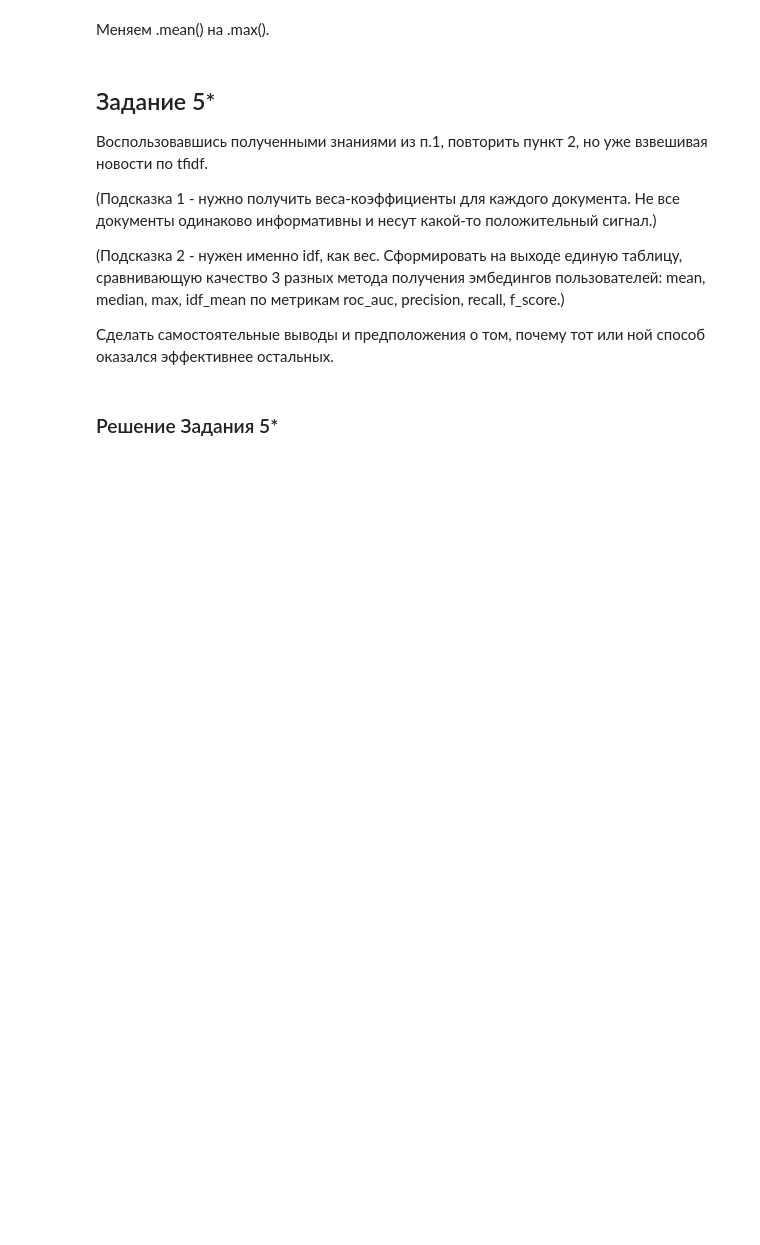
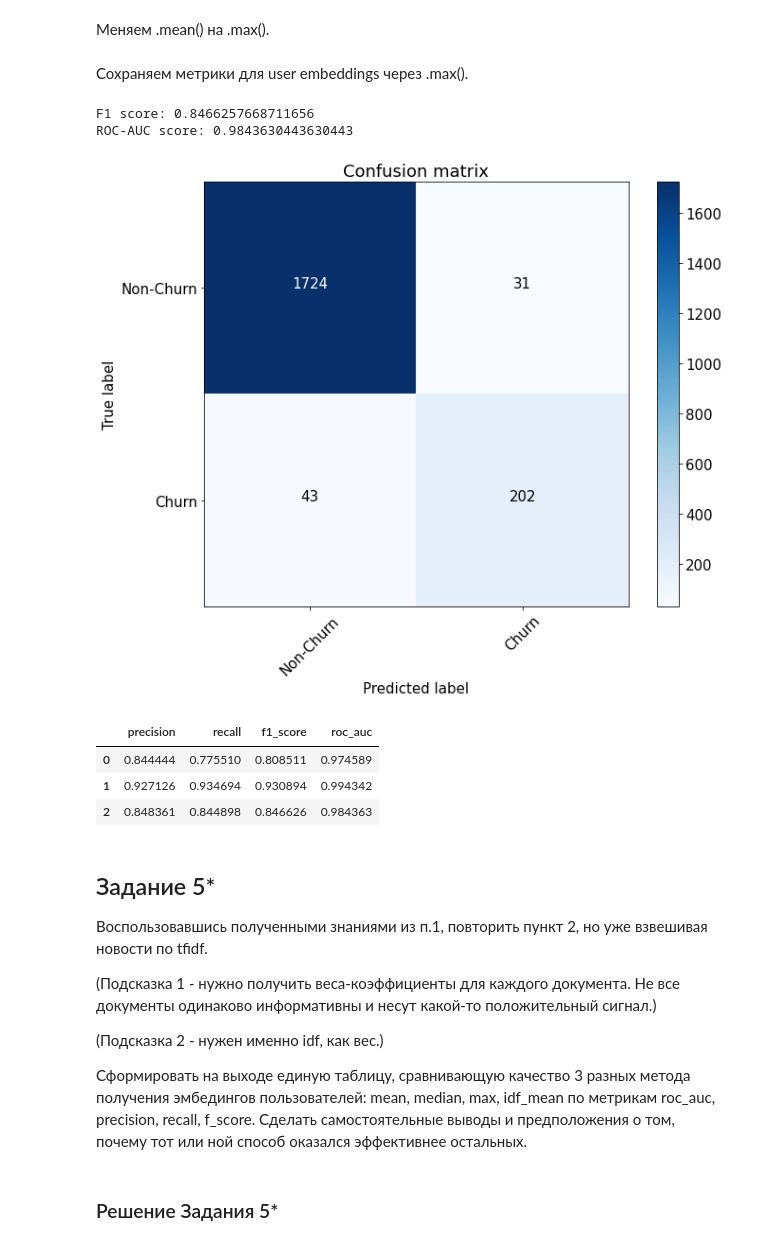
Before and after one commit to shatandv/GB_ML_Business_2021_04_26, a Jupyter notebook: homework/lesson2/les2_homework.ipynb, the cells around one changed output. Cells and saved outputs as stored; diff of their text form; code cells hidden in the pictures; blank space fills up the shorter version.

```diff
--- a/homework/lesson2/les2_homework.ipynb
+++ b/homework/lesson2/les2_homework.ipynb
@@ -66,19 +272,36 @@ def get_user_embedding(user_articles_list):
 # %% [markdown]
 Меняем .mean() на .max().
 # %%
-def get_user_embedding(user_articles_list):
+def get_user_embedding_max(user_articles_list):
     user_articles_list = eval(user_articles_list)
     user_vector = np.array([doc_dict[doc_id] for doc_id in user_articles_list])
+    # .mean() на .max()
     user_vector = np.max(user_vector, 0)
     return user_vector
+# %% [markdown]
+Сохраняем метрики для user embeddings через .max().
+# %%
+metrics_max = train_embeddings_and_model(users, churn, get_user_embedding_max)
+metrics_df = metrics_df.append(metrics_max, ignore_index=True)
+# %% [output]
+F1 score: 0.8466257668711656
+ROC-AUC score: 0.9843630443630443
+[figure, added]
+# %%
+metrics_df
+# %% [output]
+|  | precision | recall | f1_score | roc_auc |
+| 0 | 0.844444 | 0.775510 | 0.808511 | 0.974589 |
+| 1 | 0.927126 | 0.934694 | 0.930894 | 0.994342 |
+| 2 | 0.848361 | 0.844898 | 0.846626 | 0.984363 |
 # %% [markdown]
 ## Задание 5*
 Воспользовавшись полученными знаниями из п.1, повторить пункт 2, но уже взвешивая новости по tfidf.
 
 (Подсказка 1 - нужно получить веса-коэффициенты для каждого документа. Не все документы одинаково информативны и несут какой-то положительный сигнал.)
 
-(Подсказка 2 - нужен именно idf, как вес. Сформировать на выходе единую таблицу, сравнивающую качество 3 разных метода получения эмбедингов пользователей: mean, median, max, idf_mean по метрикам roc_auc, precision, recall, f_score.)
+(Подсказка 2 - нужен именно idf, как вес.)
 
-Сделать самостоятельные выводы и предположения о том, почему тот или ной способ оказался эффективнее остальных.
+Сформировать на выходе единую таблицу, сравнивающую качество 3 разных метода получения эмбедингов пользователей: mean, median, max, idf_mean по метрикам roc_auc, precision, recall, f_score. Сделать самостоятельные выводы и предположения о том, почему тот или ной способ оказался эффективнее остальных.
 # %% [markdown]
 ### Решение Задания 5*
```
Also changed, not shown: parts of 43 cells of this notebook, 1 other file.
